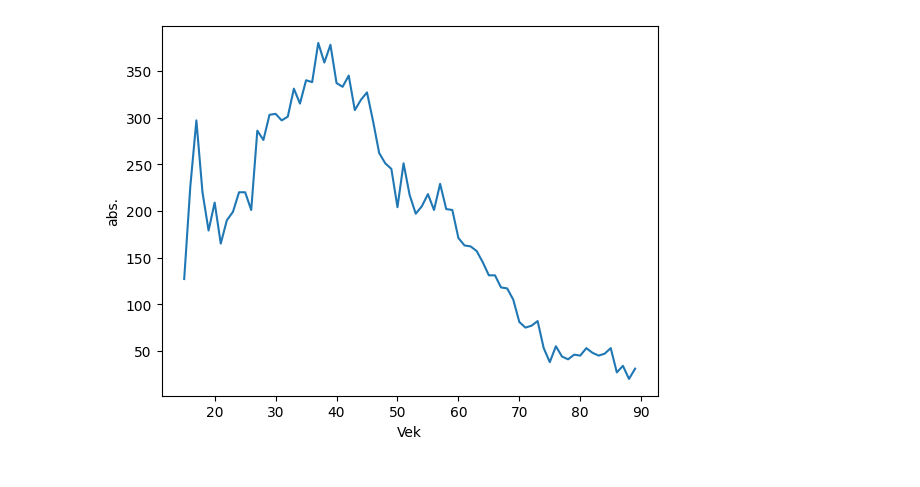
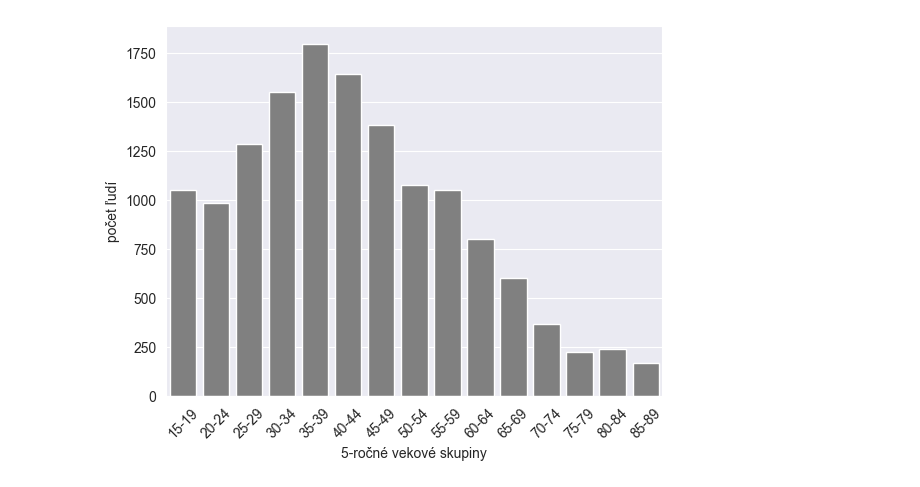
Before and after one commit to AndruKP/mathprofi-education, a Jupyter notebook: beloglazov.ipynb, the cells around one changed output. Cells and saved outputs as stored; diff of their text form; code cells hidden in the pictures.

```diff
--- a/beloglazov.ipynb
+++ b/beloglazov.ipynb
@@ -37,10 +52,20 @@ plt.subplots_adjust(left=0.5, right=1.6)
 # %%
 table = pd.read_csv('data\RV_O_040_R_SR_SK.CSV', sep=';')
 table = table[table['Vzdelanie'] == 'bez školského vzdelania – osoby vo veku 15 rokov a viac']
 table = table[table['Súčasná ekonomická aktivita'] != 'žiak základnej školy']
+
+def f(vek):
+    vek0 = vek - vek%5
+    return f'{vek0}-{vek0+4}'
+
 table = table[table['Vek'] != '90 a viac rokov']
-table['Vek'] = table['Vek'].apply(int)
-table = pd.DataFrame(table.groupby('Vek')['abs.'].sum()).reset_index()
-plot = sns.lineplot(table, x='Vek', y='abs.')
+table['5-rocne skupiny'] = table['Vek'].apply(int).apply(f)
+
+table = pd.DataFrame(table.groupby('5-rocne skupiny')['abs.'].sum()).reset_index()
+plot = sns.barplot(data=table, x="5-rocne skupiny", y="abs.", color='grey')
+plot.set_xlabel('5-ročné vekové skupiny')
+plot.set_ylabel('počet ľudí')
+plt.xticks(rotation=45)
+plt.show()
 # %% [output]
-[figure, old version]
+[figure, new version]
```
Also changed, not shown: parts of 4 cells of this notebook.
